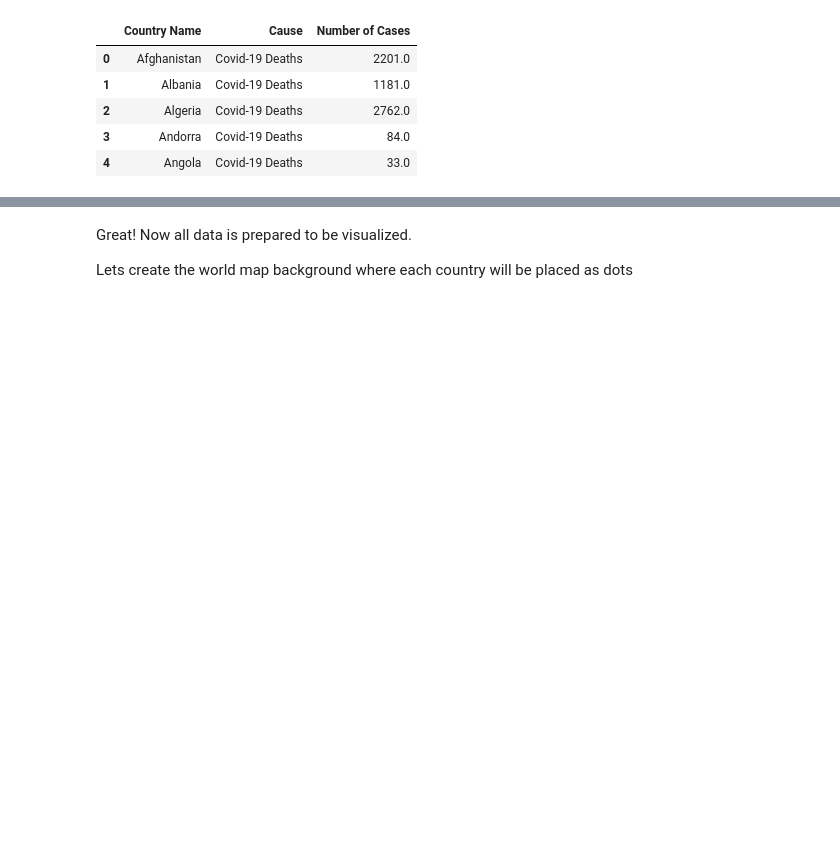
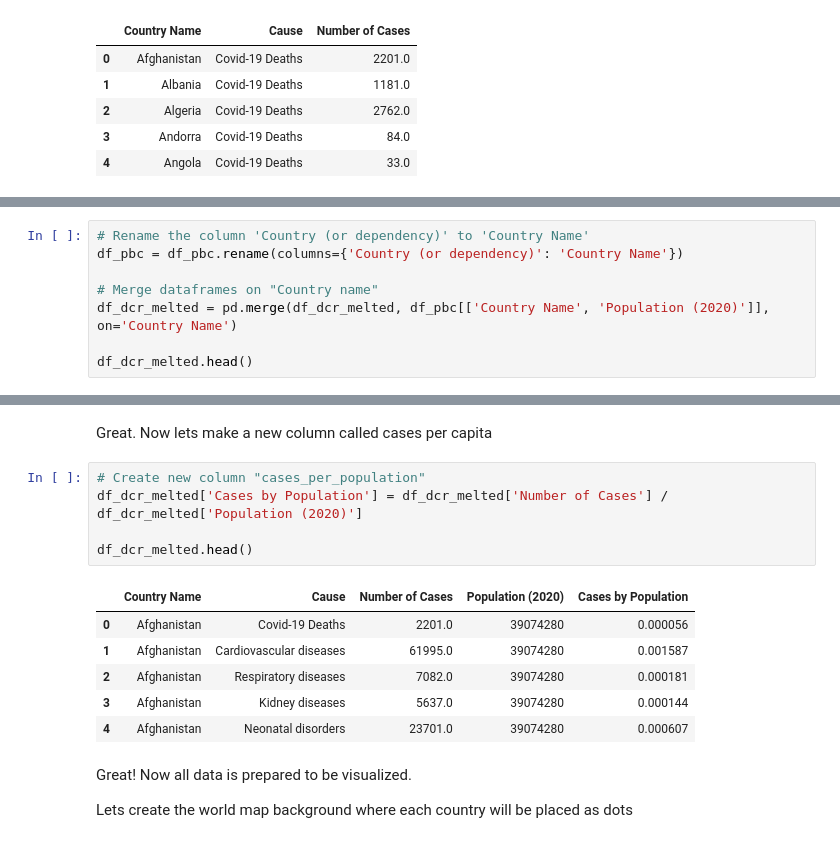
Before and after one commit to eriksalsborn/Death-Cause-Data-Viz-By-Country, a Jupyter notebook: death_cause_by_country.ipynb, the cells around one changed output, grey strips where cells are left out. Drawn from its saved outputs; the diff is of its cells as text; blank space fills up the shorter version.

Commit message:
Changed from Number of Cases to Number of Cases by Population to more accurately represent the differences between countries

```diff
--- a/death_cause_by_country.ipynb
+++ b/death_cause_by_country.ipynb
@@ -127,0 +140,8 @@ df_dcr_melted.head()
+# %%
+# Rename the column 'Country (or dependency)' to 'Country Name'
+df_pbc = df_pbc.rename(columns={'Country (or dependency)': 'Country Name'})
+
+# Merge dataframes on "Country name"
+df_dcr_melted = pd.merge(df_dcr_melted, df_pbc[['Country Name', 'Population (2020)']], on='Country Name')
+
+df_dcr_melted.head()
@@ -128,3 +155,17 @@ df_dcr_melted.head()
+# %% [markdown]
+Great. Now lets make a new column called cases per capita
+# %%
+# Create new column "cases_per_population"
+df_dcr_melted['Cases by Population'] = df_dcr_melted['Number of Cases'] / df_dcr_melted['Population (2020)']
+
+df_dcr_melted.head()
+# %% [output]
+|  | Country Name | Cause | Number of Cases | Population (2020) | Cases by Population |
+| 0 | Afghanistan | Covid-19 Deaths | 2201.0 | 39074280 | 0.000056 |
+| 1 | Afghanistan | Cardiovascular diseases | 61995.0 | 39074280 | 0.001587 |
+| 2 | Afghanistan | Respiratory diseases | 7082.0 | 39074280 | 0.000181 |
+| 3 | Afghanistan | Kidney diseases | 5637.0 | 39074280 | 0.000144 |
+| 4 | Afghanistan | Neonatal disorders | 23701.0 | 39074280 | 0.000607 |
 # %% [markdown]
 Great! Now all data is prepared to be visualized.
 
```
Also changed, not shown: parts of 8 cells of this notebook.
